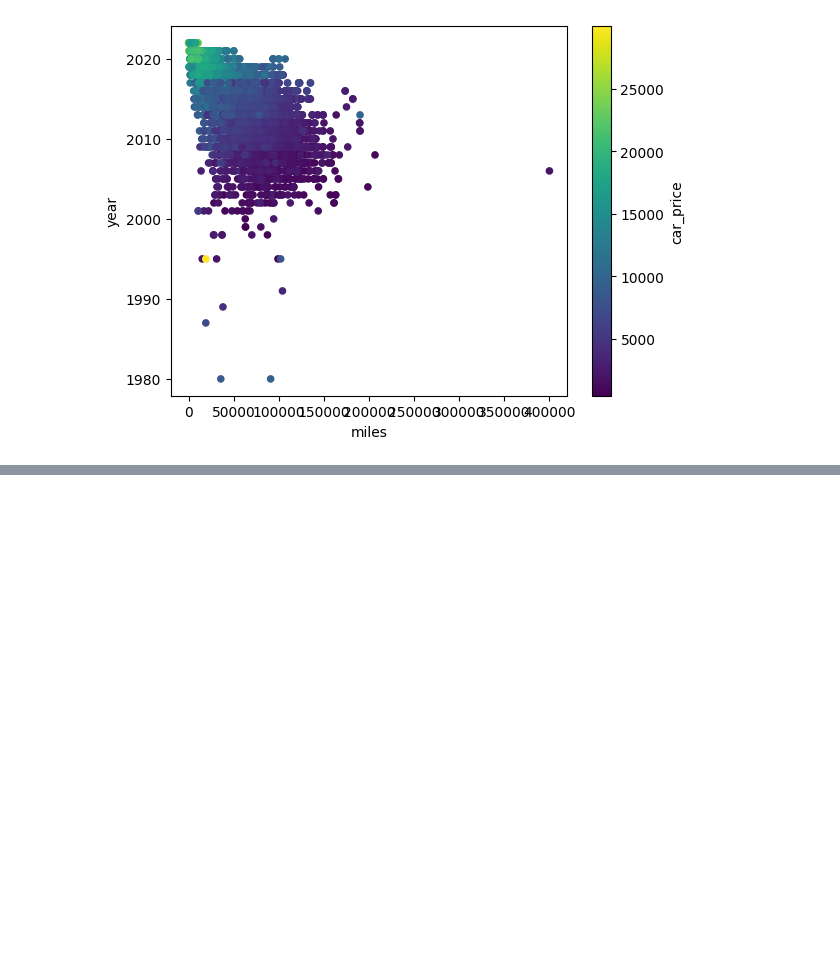
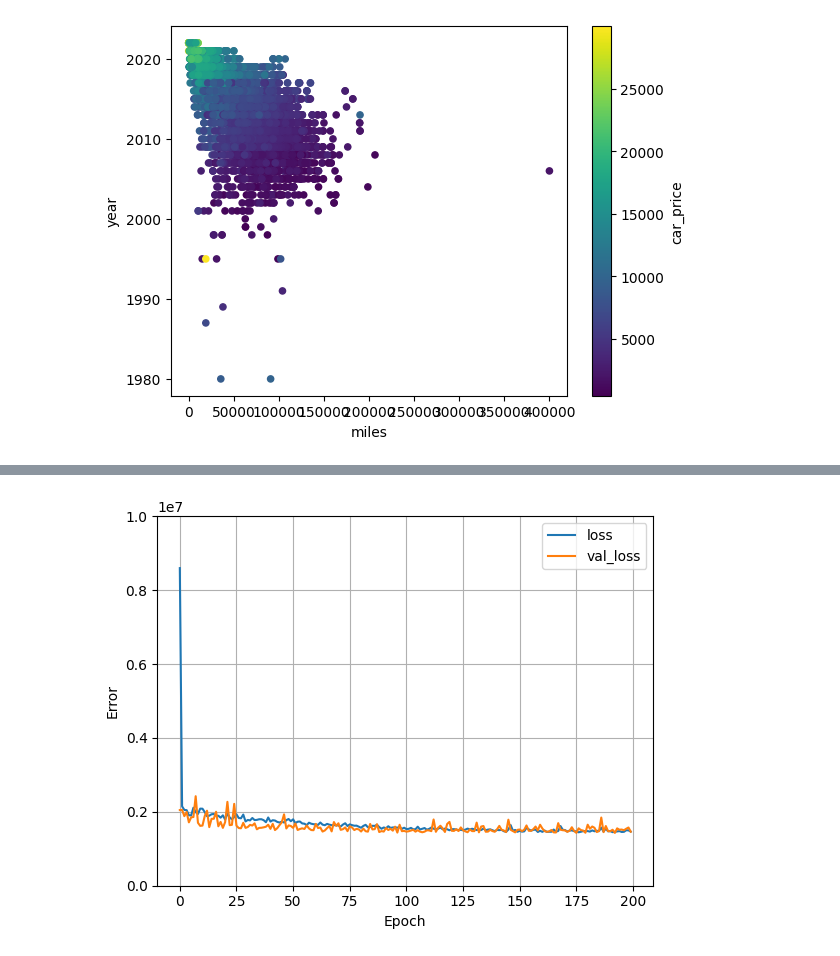
Before and after one commit to aevetts/cars, a Jupyter notebook: EDA.ipynb, the cells around one changed output, grey strips where cells are left out. Cells and saved outputs as stored; diff of their text form; code cells hidden in the pictures; blank space fills up the shorter version.

```diff
--- a/EDA.ipynb
+++ b/EDA.ipynb
@@ -120,0 +343,29 @@ ModuleNotFoundError: No module named 'tensorflow'
+# %%
+# Fewer epochs
+car_model2 = tf.keras.Sequential([
+    normalizer,
+    layers.Dense(64, activation='relu'),
+    layers.Dense(64, activation='relu'),
+    layers.Dense(64, activation='relu'),
+    layers.Dense(units=1, activation='relu'),
+])
+
+car_model2.compile(
+    optimizer=tf.keras.optimizers.Adam(learning_rate=0.05),
+    loss='mean_squared_error'
+)
+
+#%%time
+history = car_model2.fit(
+    trainfeats,
+    trainlabels,
+    epochs=200,
+    # Suppress logging.
+    verbose=0,
+    # Calculate validation results on 20% of the training data.
+    validation_split = 0.2
+)
+
+plot_loss(history, [0,10000000])
+# %% [output]
+[figure, added]
```
Also changed, not shown: parts of 42 cells of this notebook.
